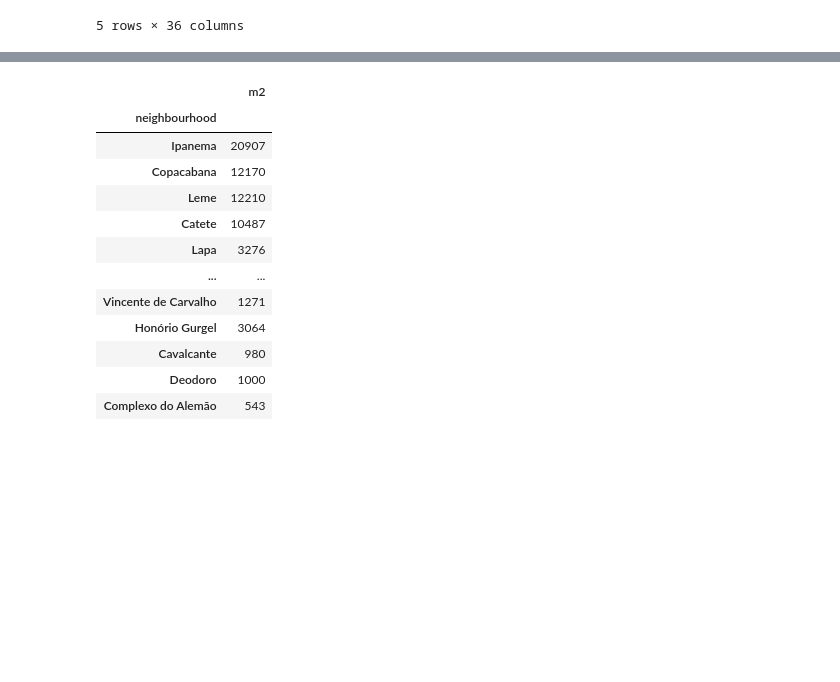
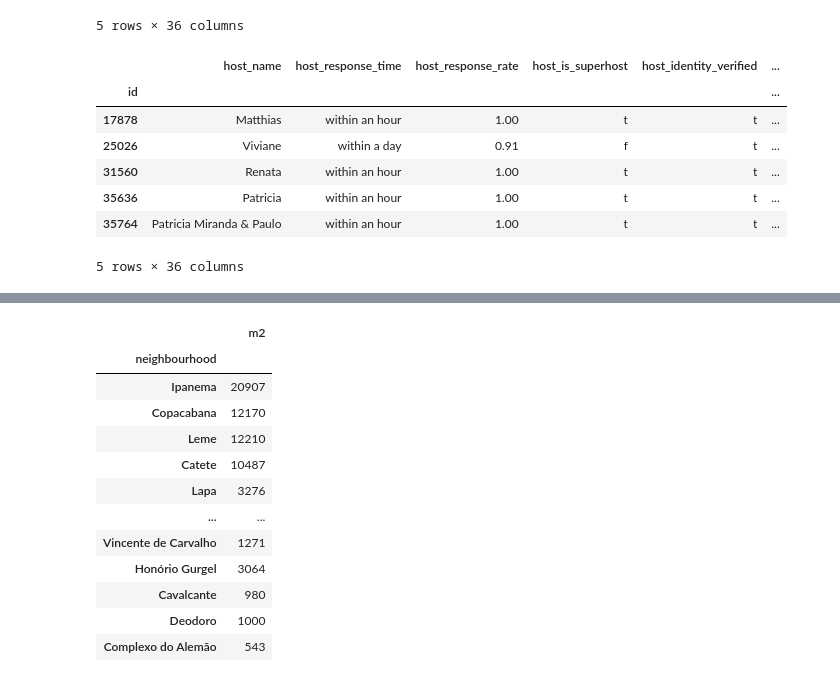
Before and after one commit to frlsouza/pmv_tcc_airbnb, a Jupyter notebook: tcc-puc-airbnb-datasets.ipynb, the cells around one changed output, grey strips where cells are left out. Cells and saved outputs as stored; diff of their text form; code cells hidden in the pictures; blank space fills up the shorter version.

```diff
--- a/tcc-puc-airbnb-datasets.ipynb
+++ b/tcc-puc-airbnb-datasets.ipynb
@@ -27,6 +27,27 @@ df_listings_filtered.head()
 | 35636 | Patricia | within an hour | 100% | t | t | ... |
 | 35764 | Patricia Miranda & Paulo | within an hour | 100% | t | t | ... |
 5 rows × 36 columns
+# %%
+# formatações de campos
+
+df_listings_filtered['host_response_rate'] = df_listings_filtered.host_response_rate.str.rstrip('%').astype('float') / 100
+df_listings_filtered['price'] = df_listings_filtered.price.str.lstrip('$').str.replace(',','').astype('float')
+df_listings_filtered['security_deposit'] = df_listings_filtered.security_deposit.str.lstrip('$').str.replace(',','').astype('float')
+df_listings_filtered['cleaning_fee'] = df_listings_filtered.cleaning_fee.str.lstrip('$').str.replace(',','').astype('float')
+df_listings_filtered['extra_people'] = df_listings_filtered.extra_people.str.lstrip('$').str.replace(',','').astype('float')
+df_listings_filtered.round({"review_scores_rating":2,"review_scores_accuracy":2,"review_scores_cleanliness":2,"review_scores_checkin":2,"revireview_scores_communication":2,"review_scores_location":2,"review_scores_value":2,"reviews_per_month":2})
+df_listings_filtered.round({"latitude":6, "longitude":6})
+
+df_listings_filtered.head()
+# %% [output]
+|  | host_name | host_response_time | host_response_rate | host_is_superhost | host_identity_verified | ... |
+| id |  |  |  |  |  | ... |
+| 17878 | Matthias | within an hour | 1.00 | t | t | ... |
+| 25026 | Viviane | within a day | 0.91 | f | t | ... |
+| 31560 | Renata | within an hour | 1.00 | t | t | ... |
+| 35636 | Patricia | within an hour | 1.00 | t | t | ... |
+| 35764 | Patricia Miranda & Paulo | within an hour | 1.00 | t | t | ... |
+5 rows × 36 columns
 # %%
 df_listings_filtered.describe()
 # %% [output]
```
Also changed, not shown: parts of 11 cells of this notebook, 6 other files.
